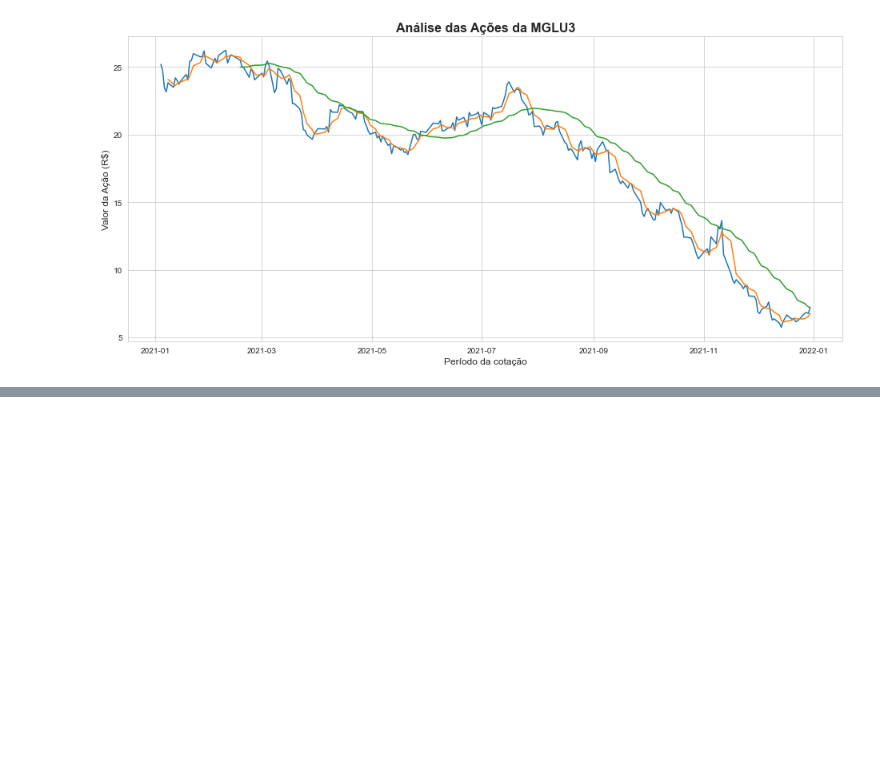
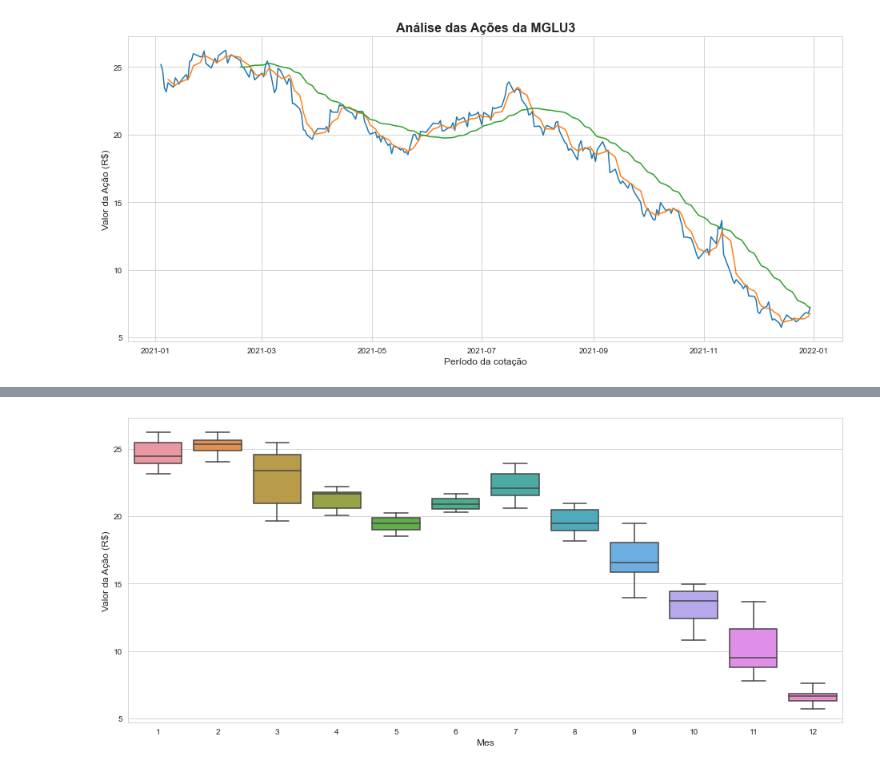
Before and after one commit to ZameromJairo/Python-Ref, a Jupyter notebook: Projeto 3/Dados para Finanças.ipynb, the cells around one changed output, grey strips where cells are left out. Cells and saved outputs as stored; diff of their text form; code cells hidden in the pictures; blank space fills up the shorter version.

```diff
--- a/Projeto 3/Dados para Finanças.ipynb
+++ b/Projeto 3/Dados para Finanças.ipynb
@@ -117,3 +112,8 @@ plt.ylabel('Valor da Ação (R$)', size=12)
 plt.show()
 # %% [output]
 [figure]
+# %%
+# puxando a informação do Mês da coluna Data
+dados['Data'] = dados.index
+dados['Mes'] = dados['Data'].dt.month
+dados.head()
@@ -119,0 +128,10 @@ plt.show()
+# %%
+plt.figure(figsize=(16,7))
+
+sns.boxplot(data = dados, x='Mes',y = 'Fechamento')
+
+plt.xlabel('Mes', size=12)
+plt.ylabel('Valor da Ação (R$)', size=12)
+plt.show()
+# %% [output]
+[figure, added]
```
Also changed, not shown: parts of 6 cells of this notebook.
